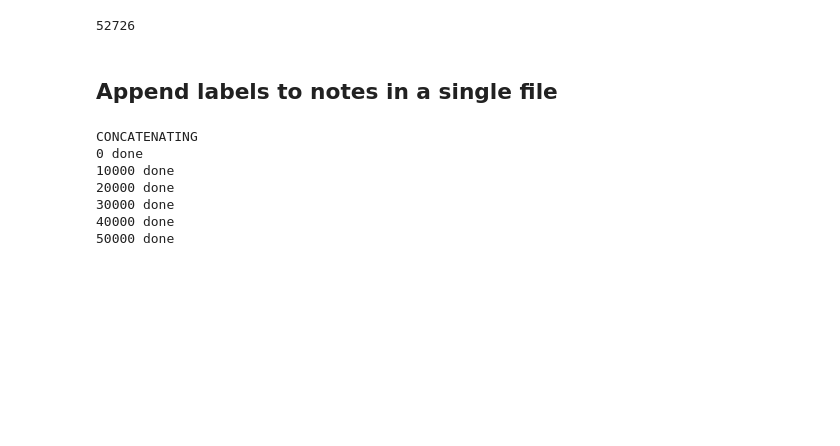
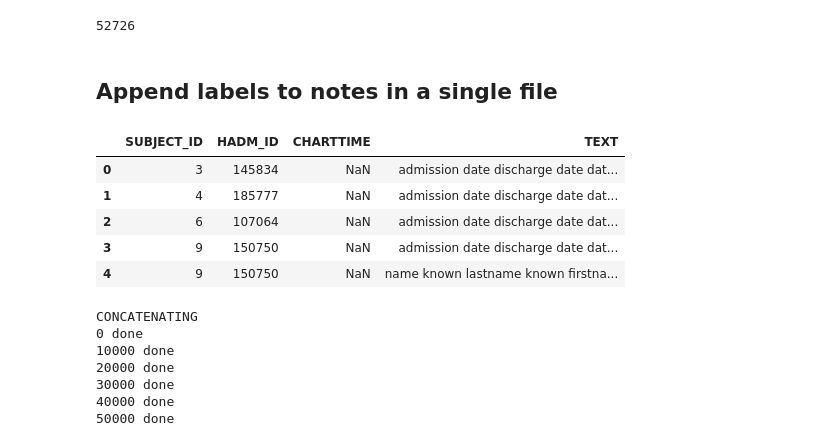
Before and after one commit to xcl-beta/medical_autocoding, a Jupyter notebook: notebooks/dataproc_mimic_III.ipynb, the cells around one changed output. Drawn from its saved outputs; the diff is of its cells as text; code cells hidden in the pictures; blank space fills up the shorter version.

```diff
--- a/notebooks/dataproc_mimic_III.ipynb
+++ b/notebooks/dataproc_mimic_III.ipynb
@@ -204,6 +213,15 @@ dfl = dfl.sort_values(['SUBJECT_ID', 'HADM_ID'])
 dfl.to_csv('%s/ALL_CODES_filtered.csv' % MIMIC_3_DIR, index=False)
 # %% [markdown]
 ## Append labels to notes in a single file
+# %%
+df.head()
+# %% [output]
+|  | SUBJECT_ID | HADM_ID | CHARTTIME | TEXT |
+| 0 | 3 | 145834 | NaN | admission date discharge date dat... |
+| 1 | 4 | 185777 | NaN | admission date discharge date dat... |
+| 2 | 6 | 107064 | NaN | admission date discharge date dat... |
+| 3 | 9 | 150750 | NaN | admission date discharge date dat... |
+| 4 | 9 | 150750 | NaN | name known lastname known firstna... |
 # %%
 #Now let's append each instance with all of its codes
 #this is pretty non-trivial so let's use this script I wrote, which requires the notes to be written to file
```
Also changed, not shown: parts of 11 cells of this notebook, 3 other files.
